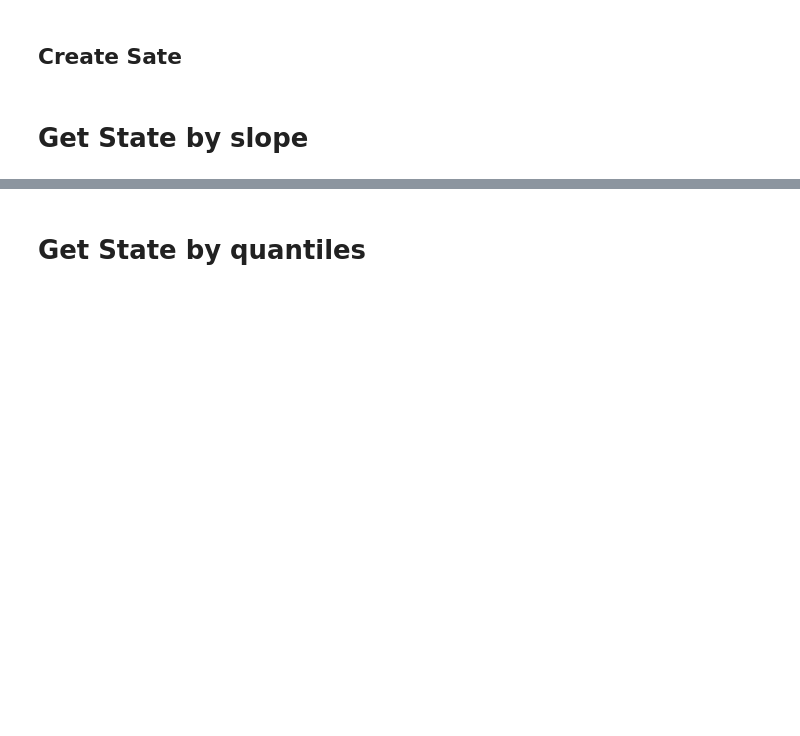
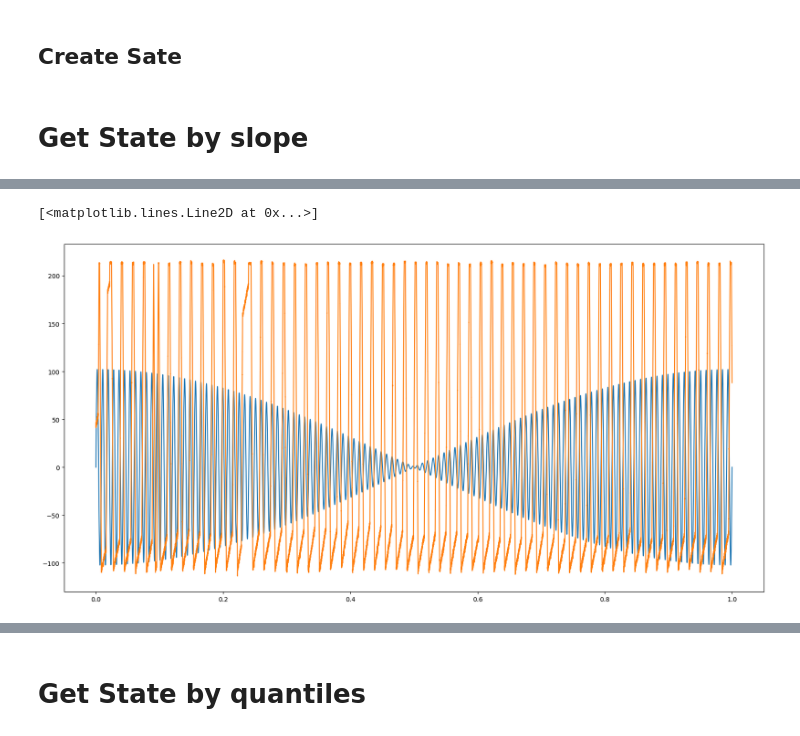
Before and after one commit to dbodenghien/SWaT_Analysis_TFE, a Jupyter notebook: markov_chain_model.ipynb, the cells around one changed output, grey strips where cells are left out. Cells and saved outputs as stored; diff of their text form; code cells hidden in the pictures; blank space fills up the shorter version.

```diff
--- a/markov_chain_model.ipynb
+++ b/markov_chain_model.ipynb
@@ -156,0 +692,11 @@ KeyboardInterrupt:
+# %%
+cols_numeric = []
+for col in df_copy.columns:
+    if '_discrete' in col:
+        cols_numeric.append(col)
+
+df['Normal/Attack'].replace(['Normal', 'Attack'], [0, 1], inplace=True)
+
+
+X_norm = (df_copy[cols_numeric] - df_copy[cols_numeric].min())/(df_copy[cols_numeric].max() - df_copy[cols_numeric].min())
+X_norm = X_norm.fillna(0)
@@ -156,0 +751,10 @@ KeyboardInterrupt:
+# %%
+y = np.zeros(len(fr))
+t = np.arange(0, 1, 1/len(fr))
+
+for freq, amp in zip(fr, y_m):
+    if amp > 50 and freq < 600 and freq > 2:
+
+        y_t = amp * np.sin(2*np.pi * freq * t)
+        # pd.DataFrame(y).plot()
+        y += y_t
@@ -156,0 +780,9 @@ KeyboardInterrupt:
+# %%
+ax, fig = plt.subplots(figsize=(20, 10))
+# plt.plot(t, y2, label='y1')
+# plt.plot(t, y3, label='y2')
+plt.plot(t, y, label='y1+y2')
+plt.plot(t, df['LIT101'].iloc[0:len(t)]-600, label='y3')
+# %% [output]
+[<matplotlib.lines.Line2D at 0x...>]
+[figure, added]
```
Also changed, not shown: parts of 335 cells of this notebook.
